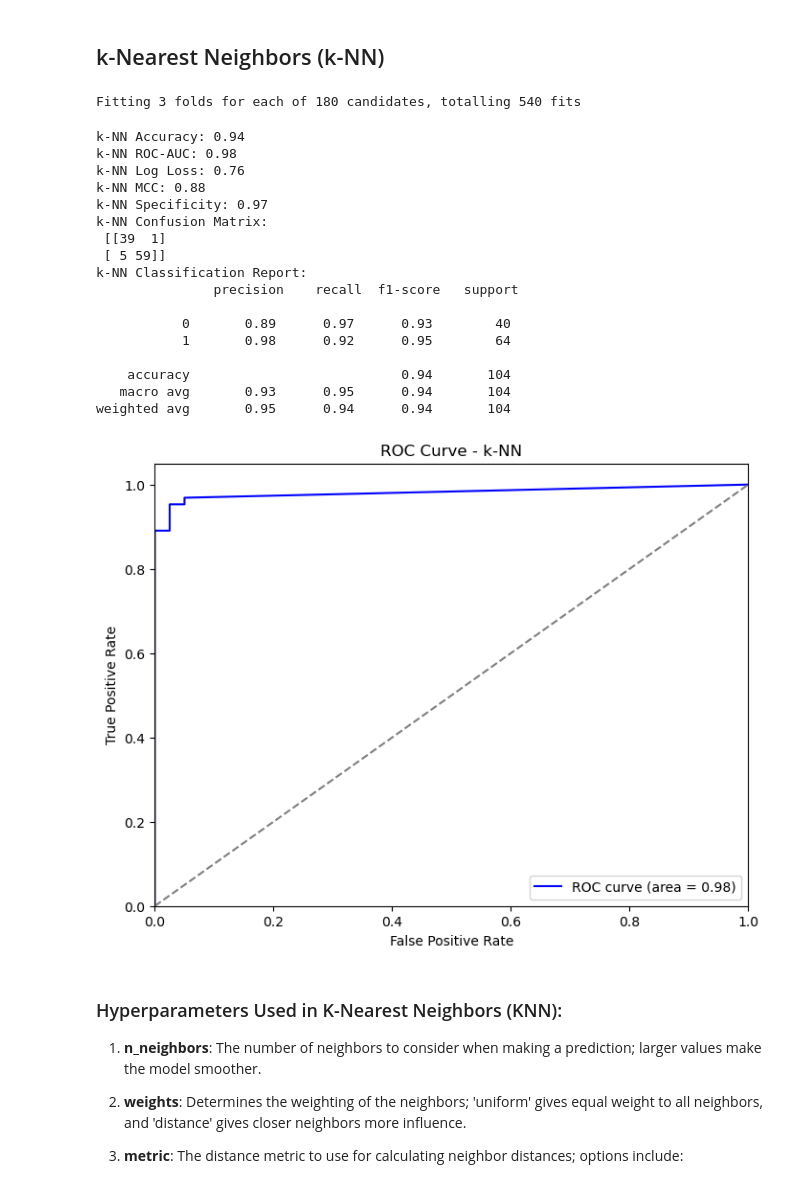
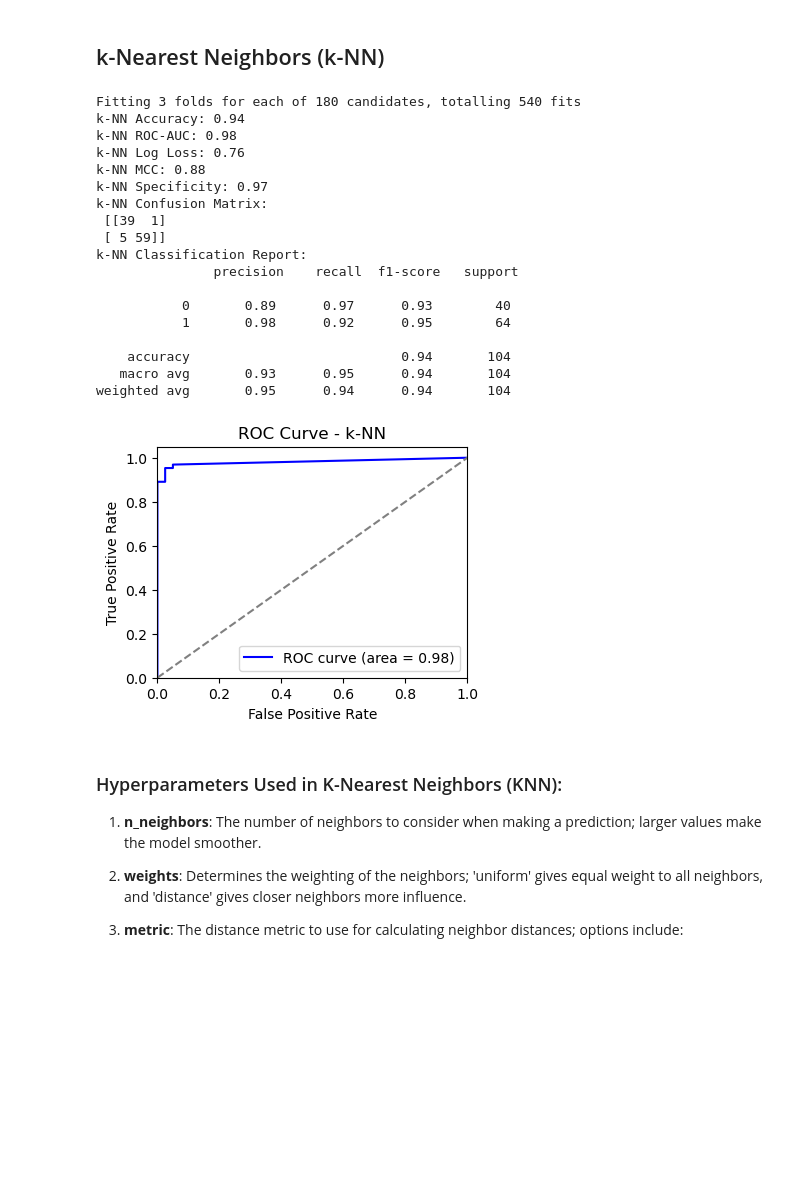
Before and after one commit to aastha0424/AasthaSingh-GlucoSense-Infy-Nov24, a Jupyter notebook: model_trainning.ipynb, the cells around one changed output. Saved outputs shown, nothing was run; the diff lists cells and outputs as text; code cells hidden in the pictures; blank space fills up the shorter version.

```diff
--- a/model_trainning.ipynb
+++ b/model_trainning.ipynb
@@ -597,52 +597,52 @@ conf_matrix = confusion_matrix(y_test, knn_predictions)
 # Classification report
 knn_class_report = classification_report(y_test, knn_predictions)
 
 # ROC Curve
 fpr, tpr, _ = roc_curve(y_test, knn_proba)
 roc_auc = auc(fpr, tpr)
 
 
 
 # Output metrics
 print(f"k-NN Accuracy: {knn_accuracy:.2f}")
 print(f"k-NN ROC-AUC: {knn_roc_auc:.2f}")
 print(f"k-NN Log Loss: {knn_log_loss:.2f}")
 print(f"k-NN MCC: {knn_mcc:.2f}")
 print(f"k-NN Specificity: {knn_specificity:.2f}")
 print("k-NN Confusion Matrix:\n", conf_matrix)
 print("k-NN Classification Report:\n", knn_class_report)
 
 # Plot ROC curve
-plt.figure(figsize=(8, 6))
+plt.figure(figsize=(4, 3))
 plt.plot(fpr, tpr, color='blue', label=f'ROC curve (area = {roc_auc:.2f})')
 plt.plot([0, 1], [0, 1], color='gray', linestyle='--')
 plt.xlim([0.0, 1.0])
 plt.ylim([0.0, 1.05])
 plt.xlabel('False Positive Rate')
 plt.ylabel('True Positive Rate')
 plt.title('ROC Curve - k-NN')
 plt.legend(loc='lower right')
 plt.show()
 # %% [output]
 Fitting 3 folds for each of 180 candidates, totalling 540 fits
+k-NN Accuracy: 0.94
+k-NN ROC-AUC: 0.98
+k-NN Log Loss: 0.76
+k-NN MCC: 0.88
+k-NN Specificity: 0.97
+k-NN Confusion Matrix:
+ [[39  1]
+ [ 5 59]]
+k-NN Classification Report:
+               precision    recall  f1-score   support
+
+           0       0.89      0.97      0.93        40
+           1       0.98      0.92      0.95        64
+
+    accuracy                           0.94       104
+   macro avg       0.93      0.95      0.94       104
+weighted avg       0.95      0.94      0.94       104
-k-NN Accuracy: 0.94
-k-NN ROC-AUC: 0.98
-k-NN Log Loss: 0.76
-k-NN MCC: 0.88
-k-NN Specificity: 0.97
-k-NN Confusion Matrix:
- [[39  1]
- [ 5 59]]
-k-NN Classification Report:
-               precision    recall  f1-score   support
-
-           0       0.89      0.97      0.93        40
-           1       0.98      0.92      0.95        64
-
-    accuracy                           0.94       104
-   macro avg       0.93      0.95      0.94       104
-weighted avg       0.95      0.94      0.94       104
-[figure, old version]
+[figure, new version]
 # %% [markdown]
 ### Hyperparameters Used in K-Nearest Neighbors (KNN):
 
```
Also changed, not shown: parts of 7 cells of this notebook.
